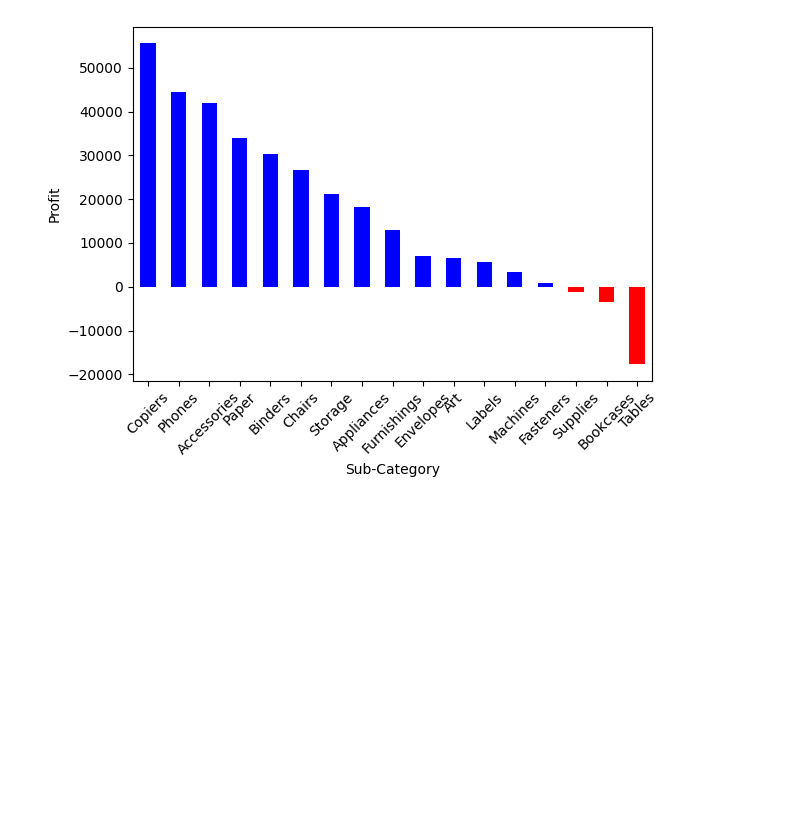
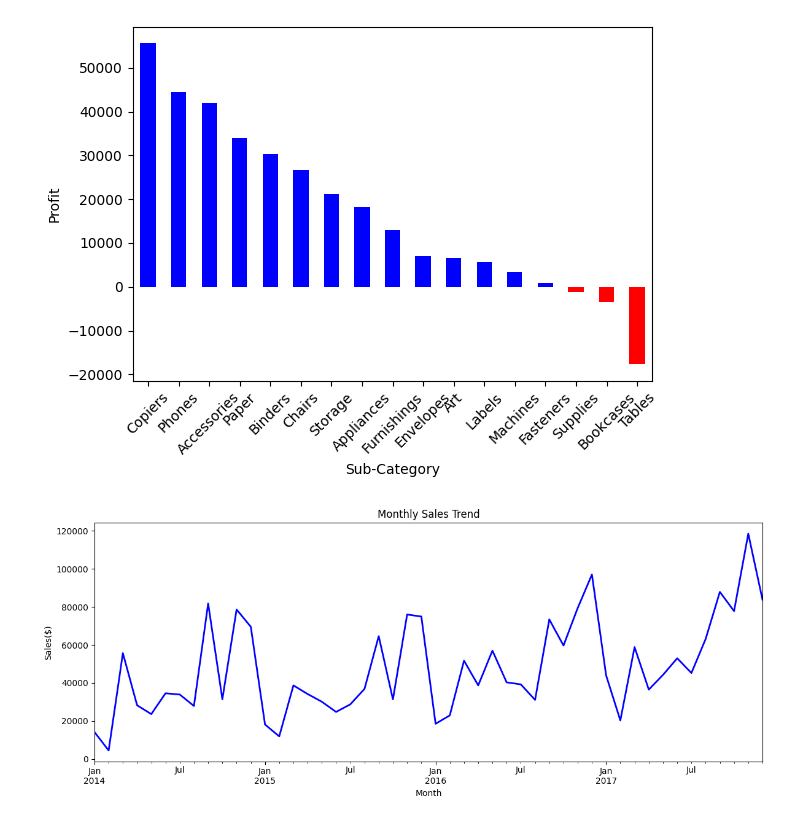
Before and after one commit to GeethaSamreddy/data-analyst-portfolio, a Jupyter notebook: SuperStore.ipynb, the cells around one changed output. Saved outputs shown, nothing was run; the diff lists cells and outputs as text; code cells hidden in the pictures; blank space fills up the shorter version.

```diff
--- a/SuperStore.ipynb
+++ b/SuperStore.ipynb
@@ -133,3 +118,16 @@ Bookcases      -3472.5560
 Tables        -17725.4811
 Name: Profit, dtype: float64
 [figure]
+# %%
+#Sales trend over time
+df['Order Date']=pd.to_datetime(df['Order Date'])
+df['Month']=df['Order Date'].dt.to_period('M')
+monthly_sales=df.groupby('Month')['Sales'].sum()
+monthly_sales.plot(kind='line',figsize=(12,5),color="blue",linewidth=2)
+plt.title("Monthly Sales Trend")
+plt.ylabel('Sales($)')
+plt.xlabel('Month')
+plt.tight_layout()
+plt.show()
+# %% [output]
+[figure, added]
```
Also changed, not shown: parts of 3 cells of this notebook.
